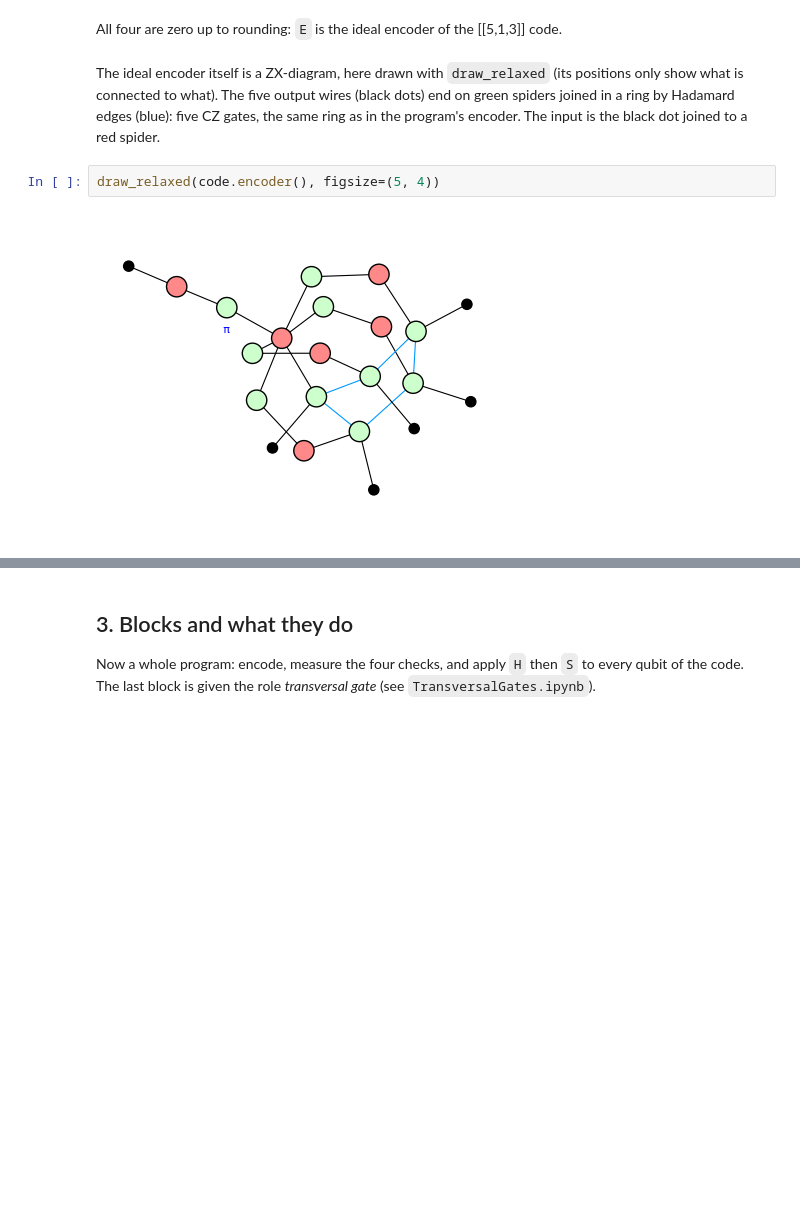
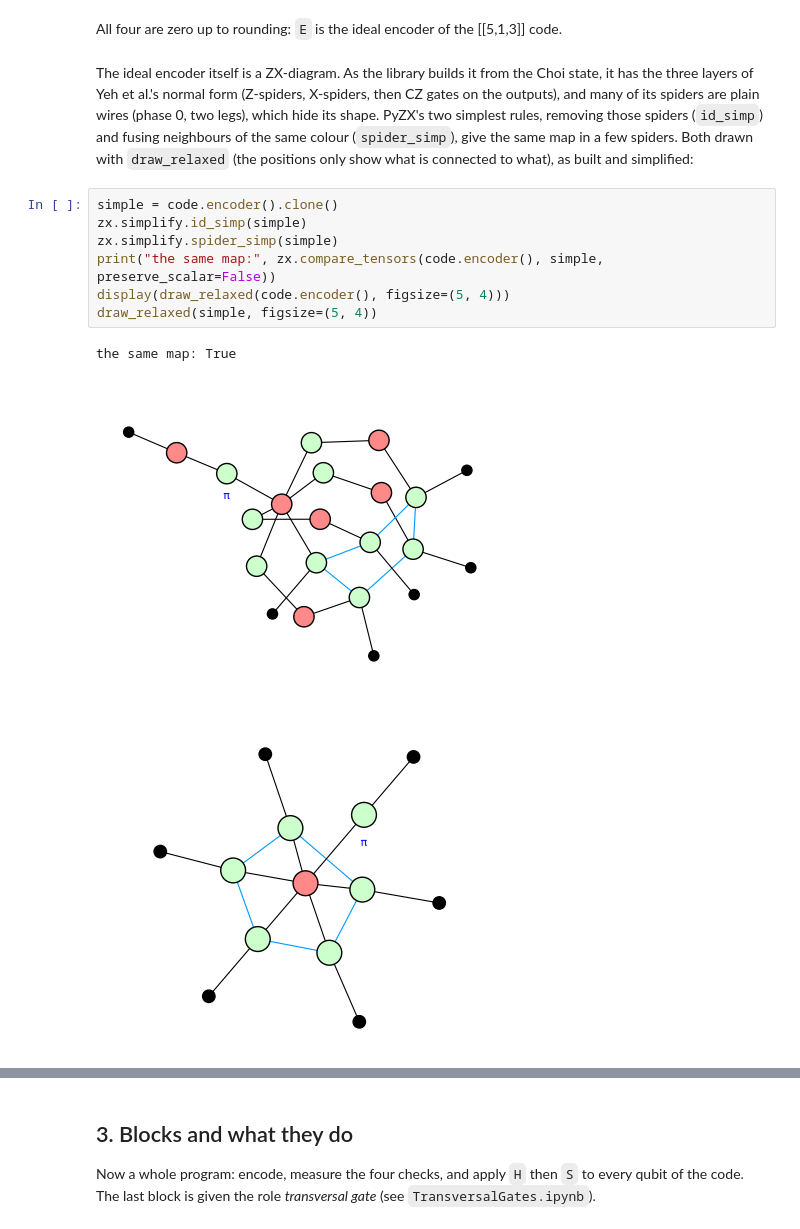
Before and after one commit to JennyLiu0716/SQZ, a Jupyter notebook: examples/StabilizerCodes.ipynb, the cells around one changed output, grey strips where cells are left out. Cells and saved outputs as stored; diff of their text form; blank space fills up the shorter version.

```diff
--- a/examples/StabilizerCodes.ipynb
+++ b/examples/StabilizerCodes.ipynb
@@ -114,8 +115,15 @@ E is an isometry (E^dag E = I): 0.0
 # %% [markdown]
 All four are zero up to rounding: `E` is the ideal encoder of the [[5,1,3]] code.
 # %% [markdown]
-The ideal encoder itself is a ZX-diagram, here drawn with `draw_relaxed` (its positions only show what is connected to what). The five output wires (black dots) end on green spiders joined in a ring by Hadamard edges (blue): five CZ gates, the same ring as in the program's encoder. The input is the black dot joined to a red spider.
+The ideal encoder itself is a ZX-diagram. As the library builds it from the Choi state, it has the three layers of Yeh et al.'s normal form (Z-spiders, X-spiders, then CZ gates on the outputs), and many of its spiders are plain wires (phase 0, two legs), which hide its shape. PyZX's two simplest rules, removing those spiders (`id_simp`) and fusing neighbours of the same colour (`spider_simp`), give the same map in a few spiders. Both drawn with `draw_relaxed` (the positions only show what is connected to what), as built and simplified:
 # %%
-draw_relaxed(code.encoder(), figsize=(5, 4))
+simple = code.encoder().clone()
+zx.simplify.id_simp(simple)
+zx.simplify.spider_simp(simple)
+print("the same map:", zx.compare_tensors(code.encoder(), simple, preserve_scalar=False))
+display(draw_relaxed(code.encoder(), figsize=(5, 4)))
+draw_relaxed(simple, figsize=(5, 4))
 # %% [output]
+the same map: True
 [figure]
+[figure, added]
```
Also changed, not shown: parts of 9 cells of this notebook, 5 other files.
